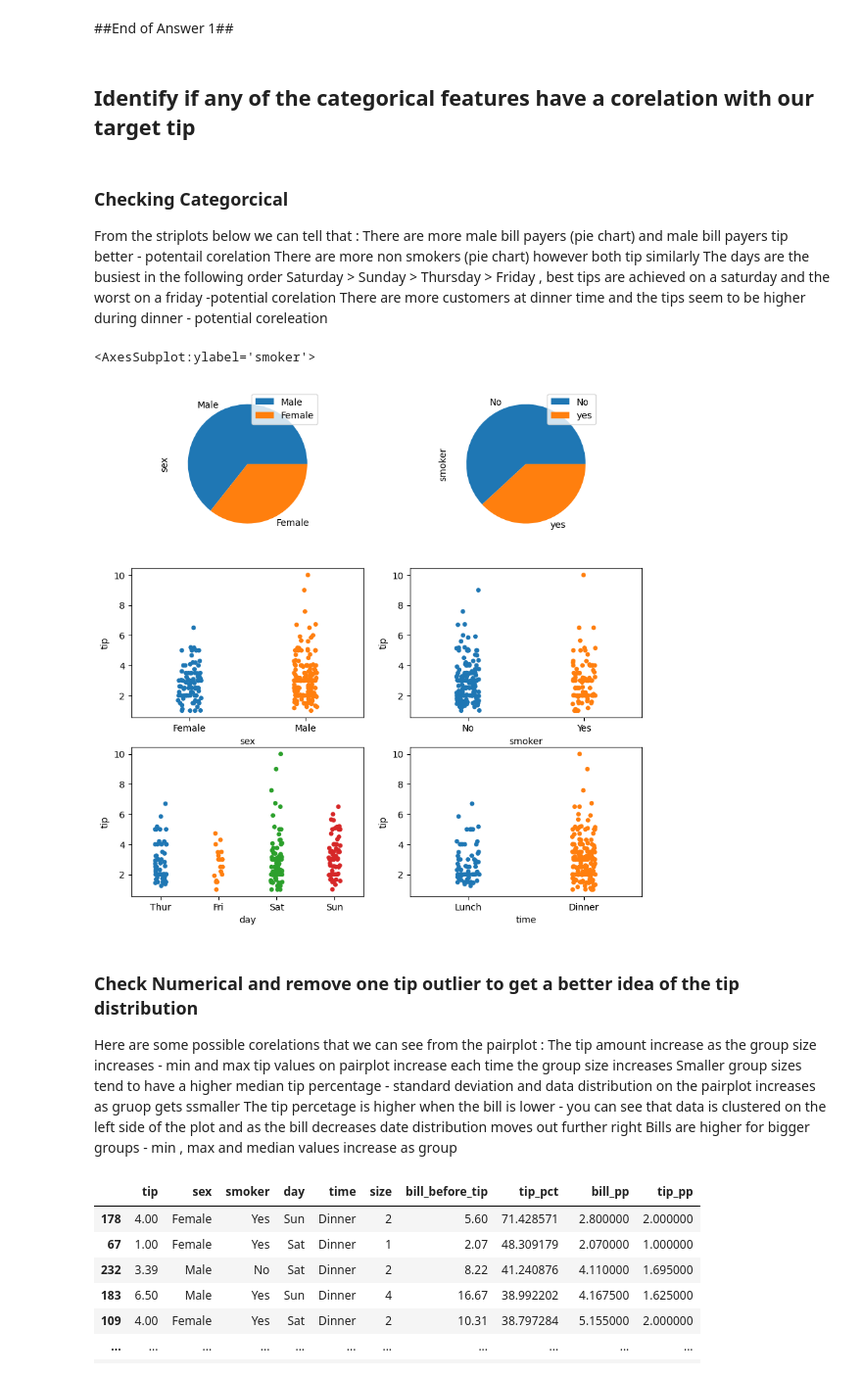
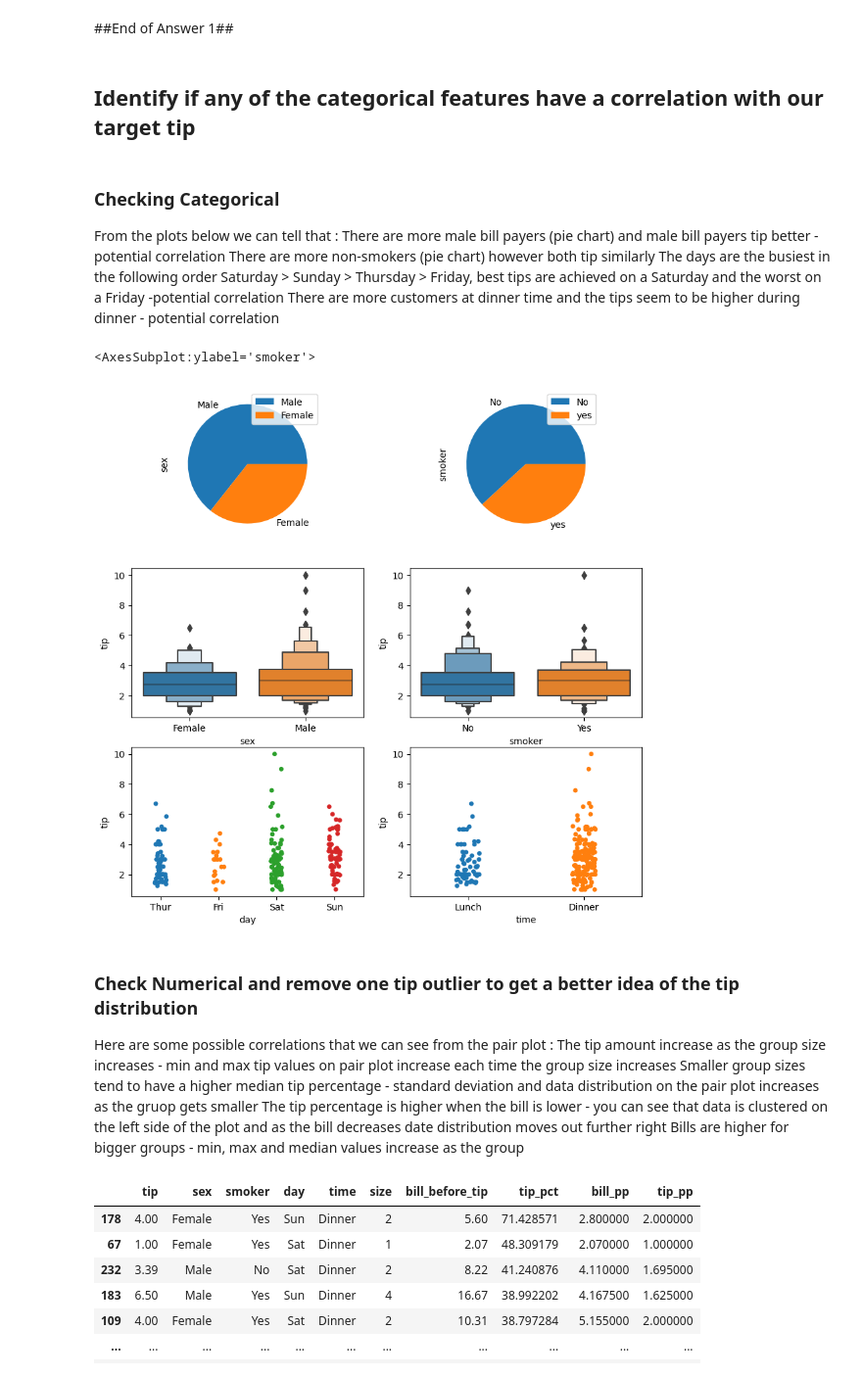
Before and after one commit to Patryk-Stefanski/ExploratoryDataAnalysis1, a Jupyter notebook: Tips_1.ipynb, the cells around one changed output. Shown at 98% size. Drawn from its saved outputs; the diff is of its cells as text; code cells hidden in the pictures.

```diff
--- a/Tips_1.ipynb
+++ b/Tips_1.ipynb
@@ -113,39 +113,39 @@ No null values found so the cleanup is completed
 # %% [markdown]
 ##End of Answer 1##
 # %% [markdown]
-## Identify if any of the categorical features have a corelation with our target tip
+## Identify if any of the categorical features have a correlation with our target tip
 # %% [markdown]
-### Checking Categorcical
+### Checking Categorical
 
-From the striplots below we can tell that :
-There are more male bill payers (pie chart) and male bill payers tip better - potentail corelation
-There are more non smokers (pie chart) however both tip similarly
-The days are the busiest in the following order Saturday > Sunday > Thursday > Friday , best tips are achieved on a saturday and the worst on a friday -potential corelation
-There are more customers at dinner time and the tips seem to be higher during dinner - potential coreleation
+From the plots below we can tell that :
+There are more male bill payers (pie chart) and male bill payers tip better - potential correlation
+There are more non-smokers (pie chart) however both tip similarly
+The days are the busiest in the following order Saturday > Sunday > Thursday > Friday, best tips are achieved on a Saturday and the worst on a Friday -potential correlation
+There are more customers at dinner time and the tips seem to be higher during dinner - potential correlation
 # %%
 fig, axes = plt.subplots(3, 2, figsize=(10, 10))
 
-sns.stripplot(ax=axes[1,0], x=df.sex , y=df.tip )
-sns.stripplot(ax=axes[1,1], x=df.smoker , y=df.tip )
+sns.boxenplot(ax=axes[1,0], x=df.sex , y=df.tip )
+sns.boxenplot(ax=axes[1,1], x=df.smoker , y=df.tip )
 sns.stripplot(ax=axes[2,0], x=df.day , y=df.tip )
 sns.stripplot(ax=axes[2,1], x=df.time , y=df.tip )
 
 df2 = pd.DataFrame({'sex': [df.sex[df.sex=="Male"].count() , df.sex[df.sex=="Female"].count() ]},index=['Male', 'Female'])
 df3 = pd.DataFrame({'smoker': [df.smoker[df.smoker=="No"].count(), df.smoker[df.smoker=="Yes"].count()]}, index=['No', 'yes'])
 
 df2.plot.pie(y='sex', ax=axes[0,0])
 df3.plot.pie(y='smoker', ax=axes[0,1])
 # %% [output]
 <AxesSubplot:ylabel='smoker'>
-[figure, old version]
+[figure, new version]
 # %% [markdown]
 ### Check Numerical and remove one tip outlier to get a better idea of the tip distribution
 
-Here are some possible corelations that we can see from the  pairplot :
-The tip amount increase as the group size increases  - min and max tip values on pairplot increase each time the group size increases
-Smaller group sizes tend to have a higher median tip percentage  - standard deviation and data distribution on the pairplot increases as gruop gets ssmaller
-The tip percetage is higher when the bill is lower -  you can see that data is clustered on the left side of the plot and as the bill decreases date distribution moves out further right
-Bills are higher for bigger groups - min ,  max and median values increase as group
+Here are some possible correlations that we can see from the  pair plot :
+The tip amount increase as the group size increases  - min and max tip values on pair plot increase each time the group size increases
+Smaller group sizes tend to have a higher median tip percentage  - standard deviation and data distribution on the pair plot increases as the gruop gets smaller
+The tip percentage is higher when the bill is lower -  you can see that data is clustered on the left side of the plot and as the bill decreases date distribution moves out further right
+Bills are higher for bigger groups - min,  max and median values increase as the group
 # %%
 tips_no_outlier  = df.sort_values(["tip_pct"] , ascending=False )
 tips_no_outlier.drop(index=tips_no_outlier.index[0], axis=0, inplace=True)
```
Also changed, not shown: parts of 18 cells of this notebook, 1 other file.
